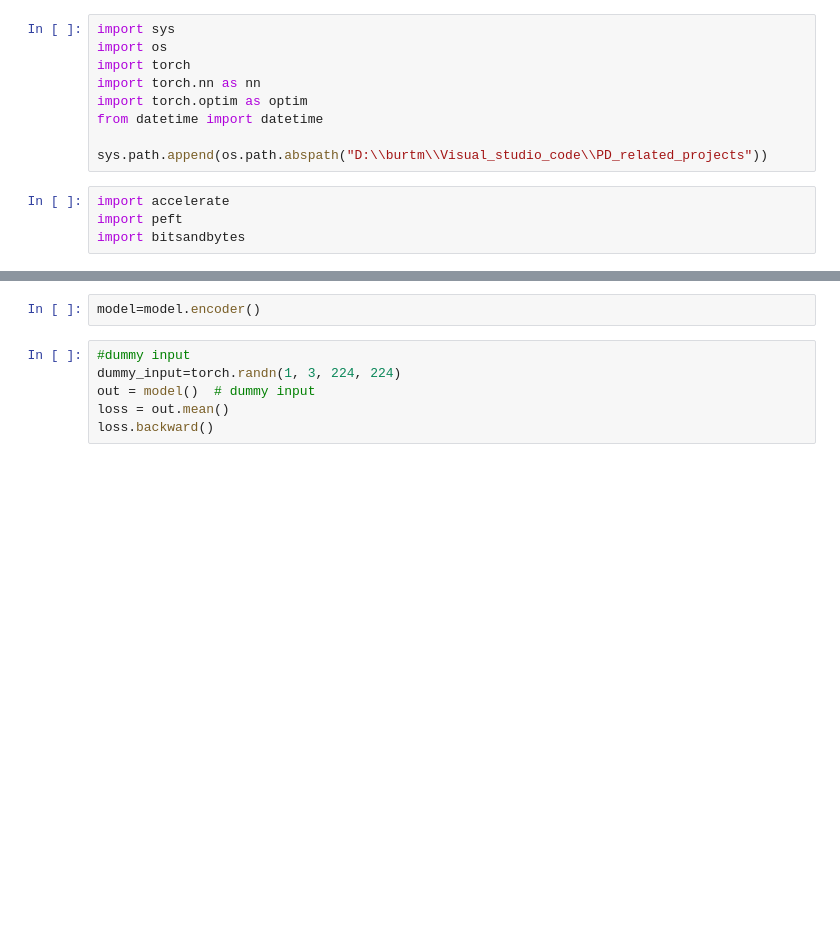
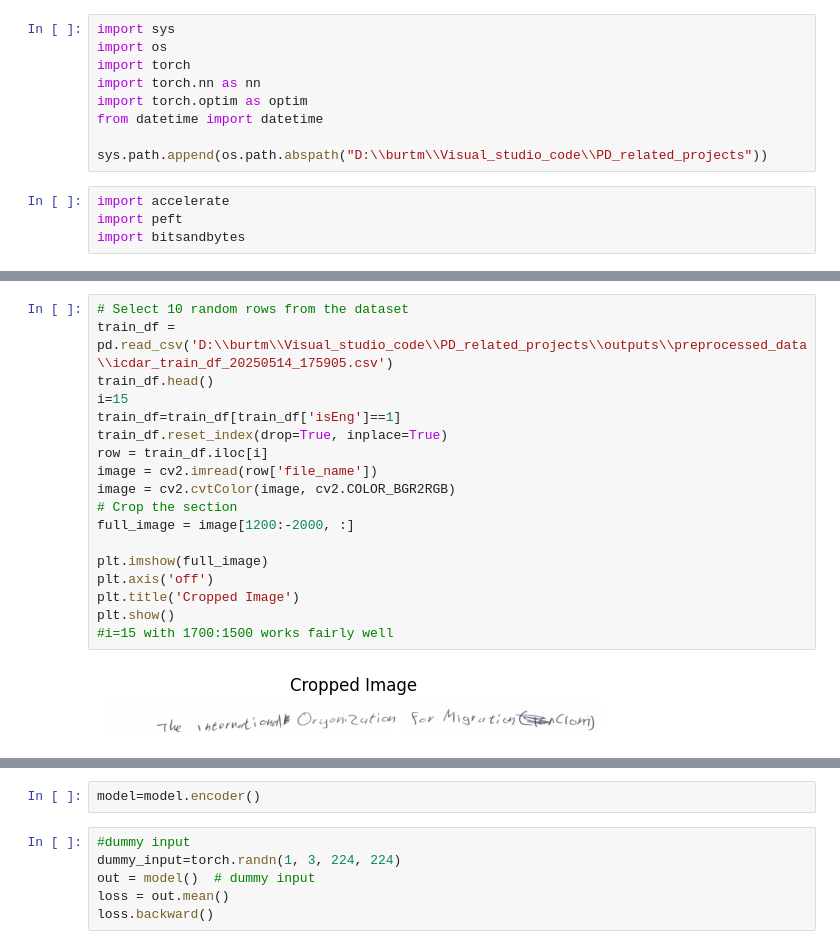
Before and after one commit to gitMorelli/gender_detection, a Jupyter notebook: notebooks/model_training/trocr_experiments.ipynb, the cells around one changed output, grey strips where cells are left out. Drawn from its saved outputs; the diff is of its cells as text; blank space fills up the shorter version.

```diff
--- a/notebooks/model_training/trocr_experiments.ipynb
+++ b/notebooks/model_training/trocr_experiments.ipynb
@@ -72,0 +160,20 @@ plt.show()
+# %%
+# Select 10 random rows from the dataset
+train_df = pd.read_csv('D:\\burtm\\Visual_studio_code\\PD_related_projects\\outputs\\preprocessed_data\\icdar_train_df_20250514_175905.csv')
+train_df.head()
+i=15
+train_df=train_df[train_df['isEng']==1]
+train_df.reset_index(drop=True, inplace=True)
+row = train_df.iloc[i]
+image = cv2.imread(row['file_name'])
+image = cv2.cvtColor(image, cv2.COLOR_BGR2RGB)
+# Crop the section
+full_image = image[1200:-2000, :]
+
+plt.imshow(full_image)
+plt.axis('off')
+plt.title('Cropped Image')
+plt.show()
+#i=15 with 1700:1500 works fairly well
+# %% [output]
+[figure, added]
```
Also changed, not shown: parts of 18 cells of this notebook, 2 other files.
